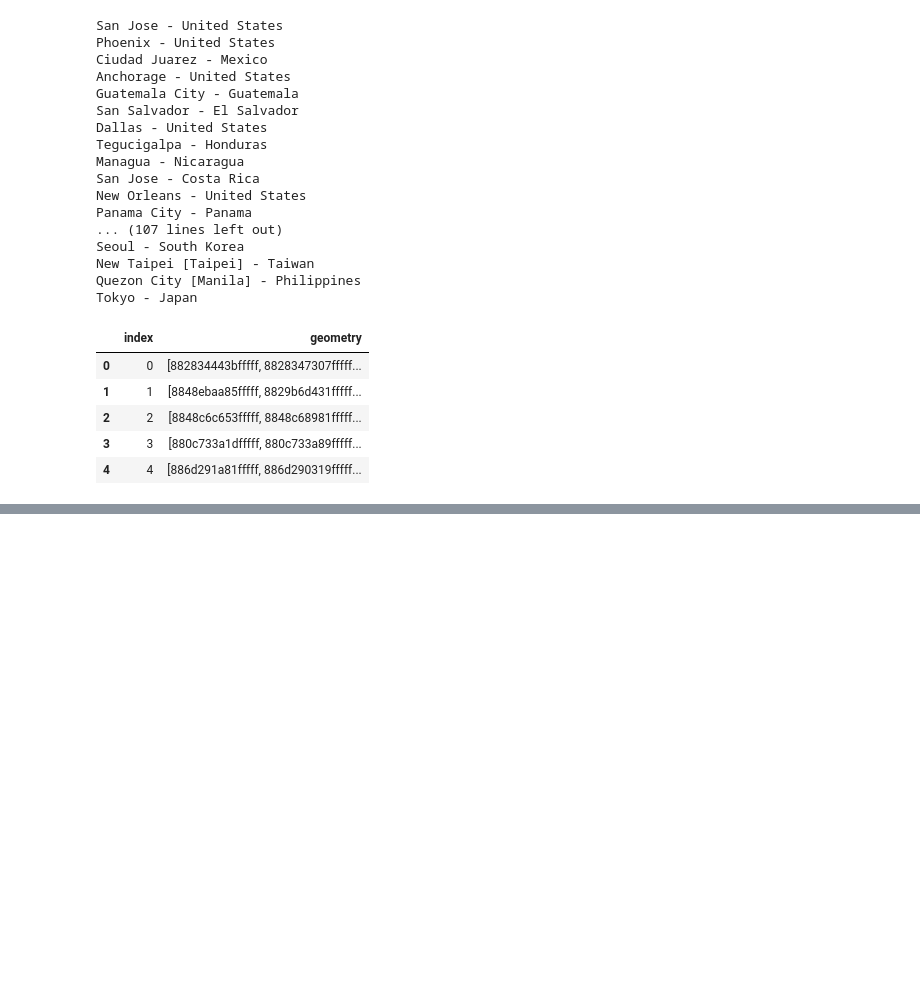
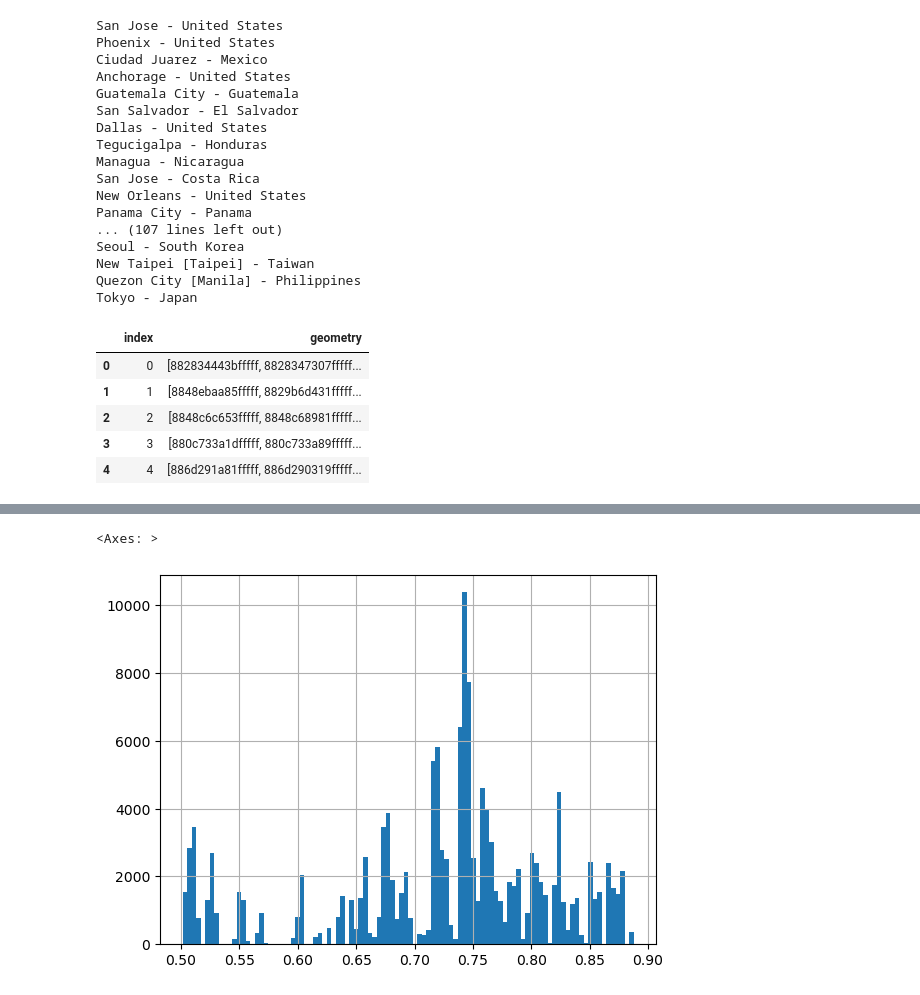
Before and after one commit to dw-data/city-tree-coverage, a Jupyter notebook: code/1. Get city outlines and hexbins them.ipynb, the cells around one changed output, grey strips where cells are left out. Cells and saved outputs as stored; diff of their text form; code cells hidden in the pictures; blank space fills up the shorter version.

Commit message:
Shows histogram of hexbin areas

```diff
--- a/code/1. Get city outlines and hexbins them.ipynb
+++ b/code/1. Get city outlines and hexbins them.ipynb
@@ -161,0 +179,6 @@ hexbinned_cities.to_file(f"{dir_}/city_hexagons.shp")
+# %%
+# Size distribution varies, but most are around 0.75sqkm
+hexbinned_cities['area'].hist(bins=100)
+# %% [output]
+<Axes: >
+[figure, added]
```
Also changed, not shown: parts of 3 cells of this notebook.
